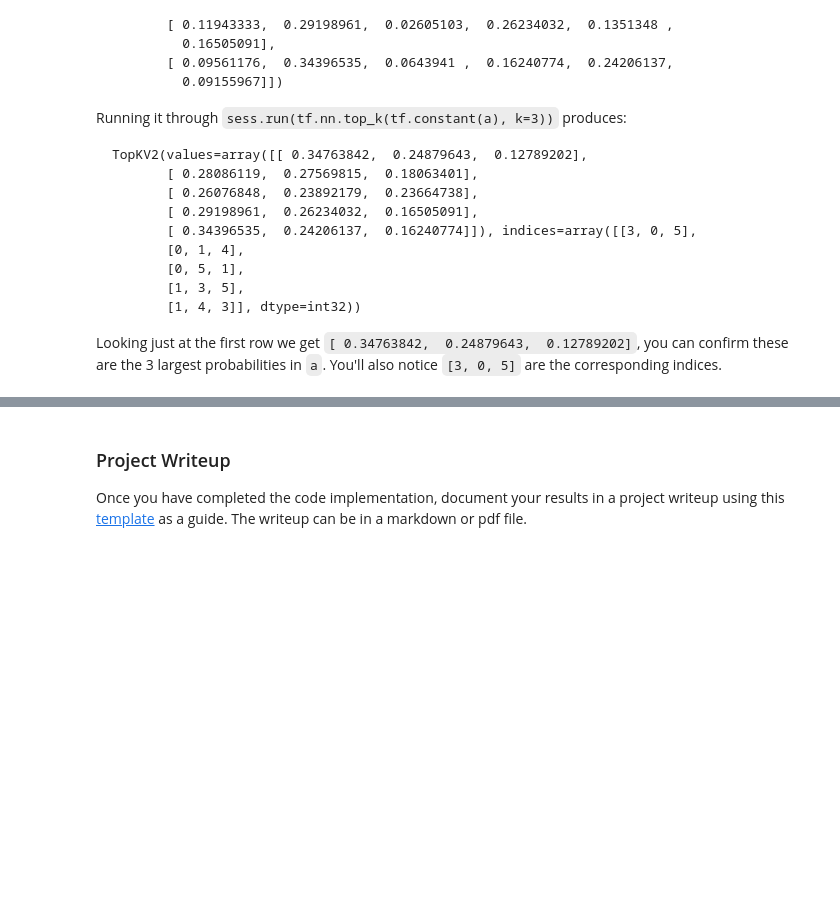
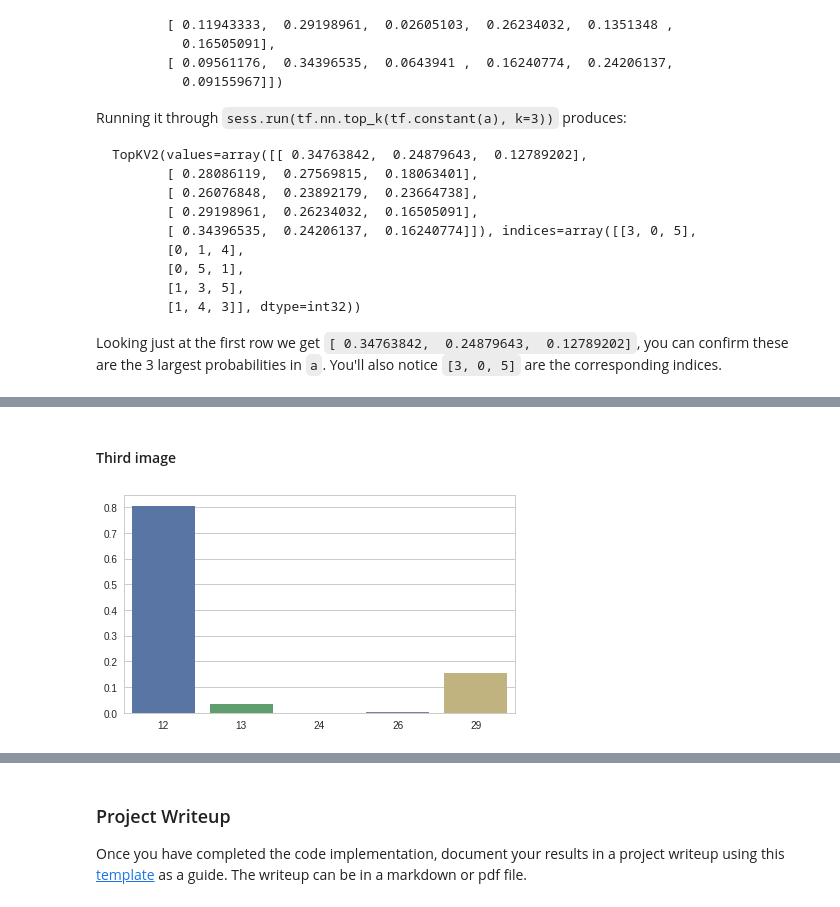
Before and after one commit to ruleva1983/udacity-selfdrivingcar, a Jupyter notebook: term1/traffic_sign/Traffic_Sign_Classifier.ipynb, the cells around one changed output, grey strips where cells are left out. Drawn from its saved outputs; the diff is of its cells as text; code cells hidden in the pictures; blank space fills up the shorter version.

```diff
--- a/term1/traffic_sign/Traffic_Sign_Classifier.ipynb
+++ b/term1/traffic_sign/Traffic_Sign_Classifier.ipynb
@@ -375,0 +685,6 @@ Looking just at the first row we get `[ 0.34763842,  0.24879643,  0.12789202]`,
+# %% [markdown]
+#### Third image
+# %%
+bar_plot_softmax(2)
+# %% [output]
+[figure, added]
```
Also changed, not shown: parts of 40 cells of this notebook, 6 other files.
